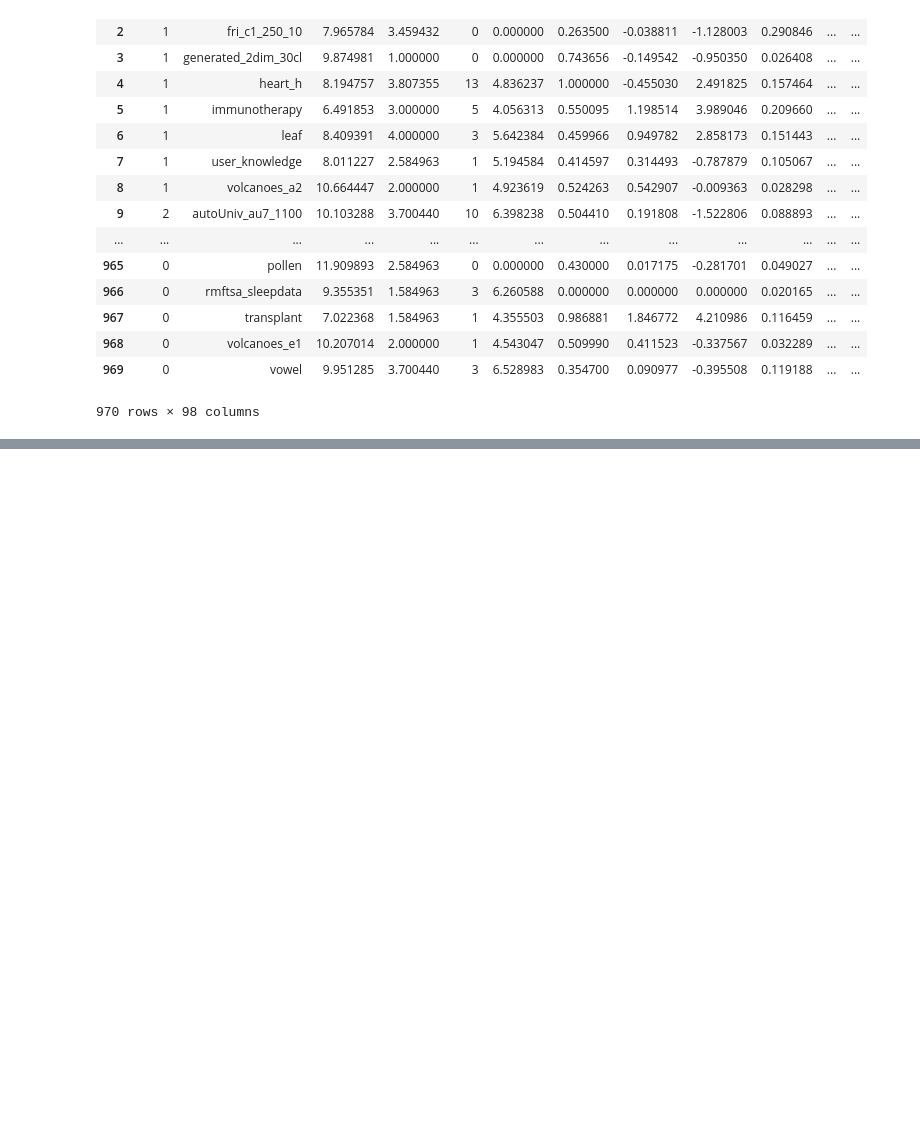
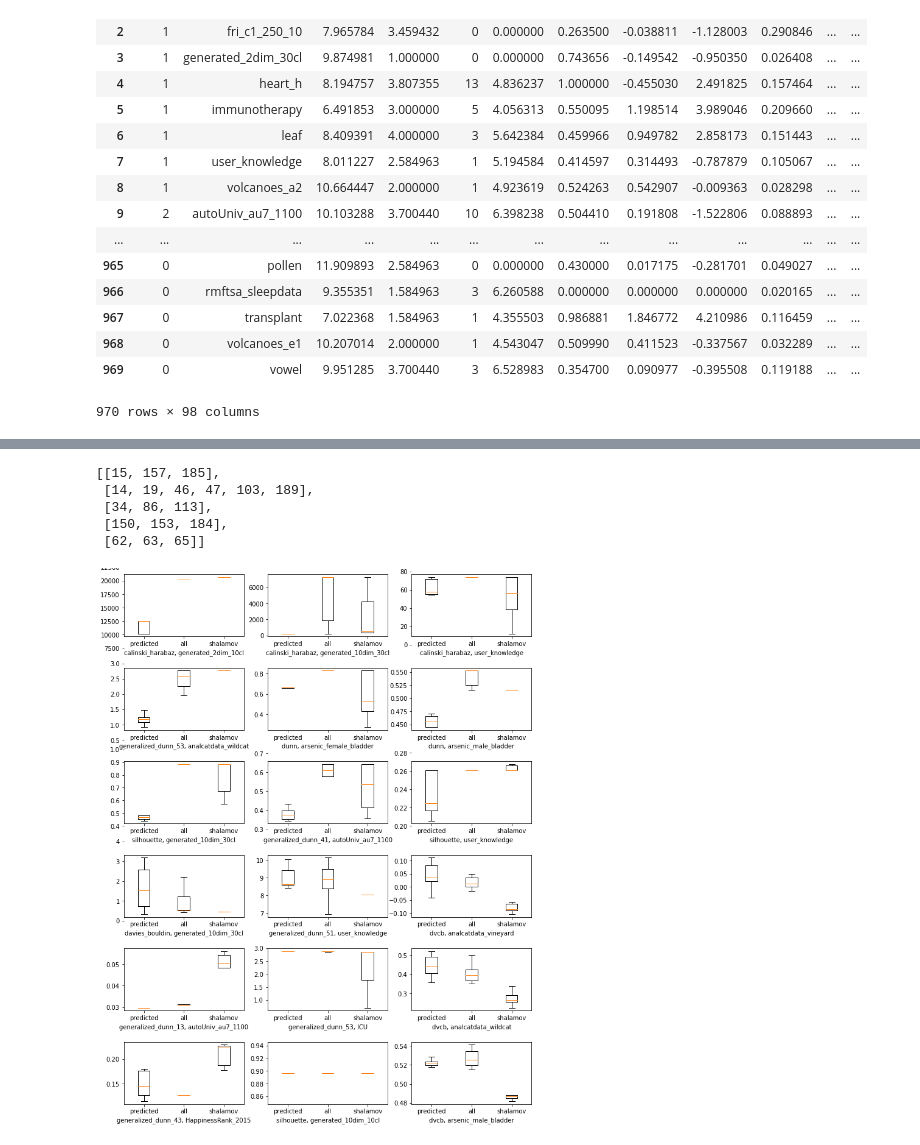
Before and after one commit to dimatomp/EvolutionaryClustering, a Jupyter notebook: MutationMining.ipynb, the cells around one changed output, grey strips where cells are left out. Saved outputs shown, nothing was run; the diff lists cells and outputs as text; code cells hidden in the pictures; blank space fills up the shorter version.

```diff
--- a/MutationMining.ipynb
+++ b/MutationMining.ipynb
@@ -535,0 +673,6 @@ results_data[(results_data['index'] == 'generalized_dunn_41') & (results_data['d
+# %%
+index_less = (results_merged['index_value_predicted_mean'] + results_merged['index_value_predicted_std'] < results_merged['index_value_shalamov_mean'] - results_merged['index_value_shalamov_std']).astype('bool')
+index_greater = (results_merged['index_value_predicted_mean'] - results_merged['index_value_predicted_std'] > results_merged['index_value_shalamov_mean'] + results_merged['index_value_shalamov_std']).astype('bool')
+index_losing = np.where(results_shalamov['index'] != 'davies_bouldin', index_less, index_greater).astype('bool')
+index_winning = np.where(results_shalamov['index'] != 'davies_bouldin', index_greater, index_less).astype('bool')
+index_losing.sum(), len(results_merged) - index_losing.sum() - index_winning.sum(), index_winning.sum()
@@ -535,0 +733,39 @@ results_data[(results_data['index'] == 'generalized_dunn_41') & (results_data['d
+# %%
+index_losing_all = np.where(results_merged['index'] != 'davies_bouldin',
+                            results_merged['index_value_predicted_mean'] + results_merged['index_value_predicted_std'] < results_merged['index_value_all_mean'] - results_merged['index_value_all_std'],
+                            results_merged['index_value_predicted_mean'] - results_merged['index_value_predicted_std'] > results_merged['index_value_all_mean'] + results_merged['index_value_all_std'])
+time_losing_all = results_merged['time_predicted_mean'] >= results_merged['time_all_mean']
+# %%
+losing_losing_column = list(sorted(np.random.choice(np.argwhere(index_losing & index_losing_all).flatten(), 3, replace=False)))
+draw_losing_column = list(sorted(np.random.choice(np.argwhere(~index_losing & index_losing_all).flatten(), 6, replace=False)))
+#draw_losing_column = list(sorted(np.random.choice(np.argwhere(~(index_losing | index_winning) & index_losing_all).flatten(), 6, replace=False)))
+#winning_losing_column = list(sorted(np.random.choice(np.argwhere(index_winning & index_losing_all).flatten(), 3, replace=False)))
+losing_winning_column = list(sorted(np.random.choice(np.argwhere(index_losing & ~index_losing_all).flatten(), 3, replace=False)))
+draw_winning_column = list(sorted(np.random.choice(np.argwhere(~(index_losing | index_winning) & ~index_losing_all).flatten(), 3, replace=False)))
+winning_winning_column = list(sorted(np.random.choice(np.argwhere(index_winning & ~index_losing_all).flatten(), 3, replace=False)))
+column_lists = [losing_losing_column, draw_losing_column, losing_winning_column, draw_winning_column, winning_winning_column]
+column_lists
+# %% [output]
+[[15, 157, 185],
+ [14, 19, 46, 47, 103, 189],
+ [34, 86, 113],
+ [150, 153, 184],
+ [62, 63, 65]]
+# %%
+col_indices = [0, 1, 1, 0, 1, 1, 0, 1, 1, 2, 3, 4, 2, 3, 4, 2, 3, 4]
+col_cdx = [0] * 5
+plt.figure(figsize=(12, 16))
+plt.subplots_adjust(hspace=0.5)
+for i, col in enumerate(col_indices):
+    plt.subplot(6, 3, i + 1)
+    c = column_lists[col][col_cdx[col]]
+    col_cdx[col] += 1
+    row = results_merged.iloc[c]
+    predicted = [row['index_value_predicted_' + str(i)] for i in range(1, 11)]
+    all_v = [row['index_value_all_' + str(i)] for i in range(1, 11)]
+    shalamov = [row['index_value_shalamov_' + str(i)] for i in range(1, 11)]
+    shalamov = list(filter(lambda a: a >= -1, shalamov))
+    plt.boxplot([predicted, all_v, shalamov], showfliers=False, labels=['predicted', 'all', 'shalamov'])
+    plt.xlabel(row['index'] + ', ' + row['dataset'])
+# %% [output]
+[figure, added]
```
Also changed, not shown: parts of 27 cells of this notebook.
